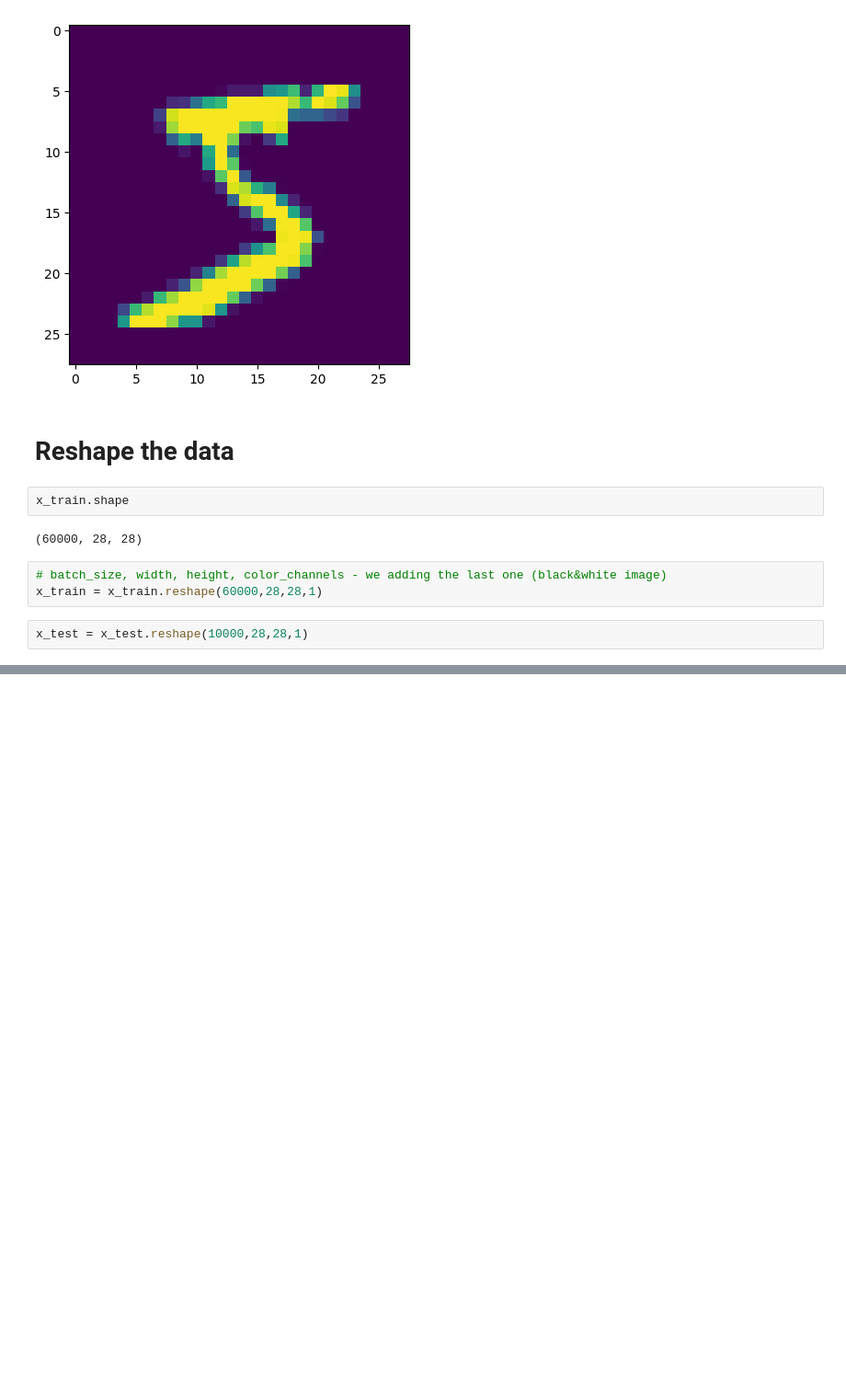
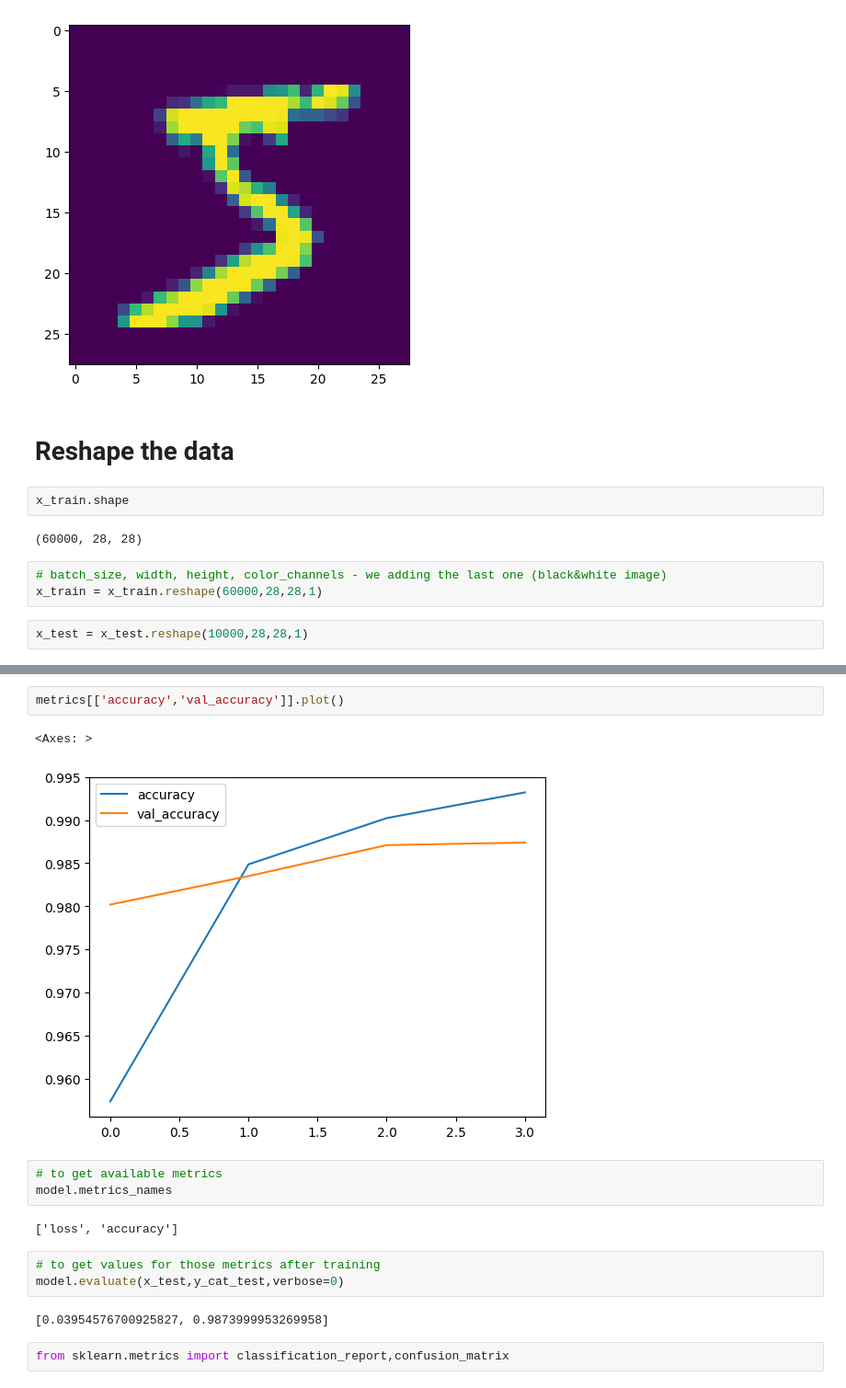
Before and after one commit to o-bissing/TF_Udemy, a Jupyter notebook: CNN_on_MNIST.ipynb, the cells around one changed output, grey strips where cells are left out. Shown at 92% size. Cells and saved outputs as stored; diff of their text form; blank space fills up the shorter version.

```diff
--- a/CNN_on_MNIST.ipynb
+++ b/CNN_on_MNIST.ipynb
@@ -138,0 +189,17 @@ x_test = x_test.reshape(10000,28,28,1)
+# %%
+metrics[['accuracy','val_accuracy']].plot()
+# %% [output]
+<Axes: >
+[figure, added]
+# %%
+# to get available metrics
+model.metrics_names
+# %% [output]
+['loss', 'accuracy']
+# %%
+# to get values for those metrics after training
+model.evaluate(x_test,y_cat_test,verbose=0)
+# %% [output]
+[0.03954576700925827, 0.9873999953269958]
+# %%
+from sklearn.metrics import classification_report,confusion_matrix
```
Also changed, not shown: parts of 21 cells of this notebook.
